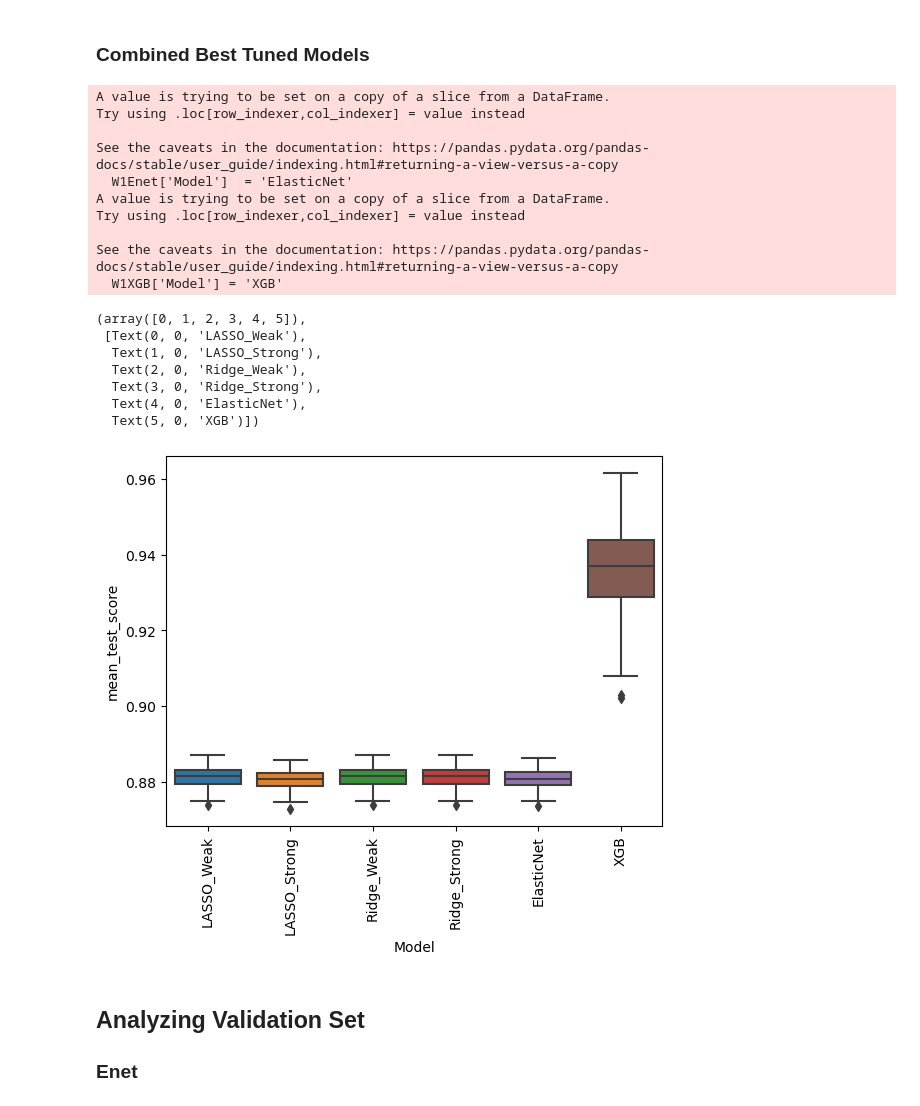
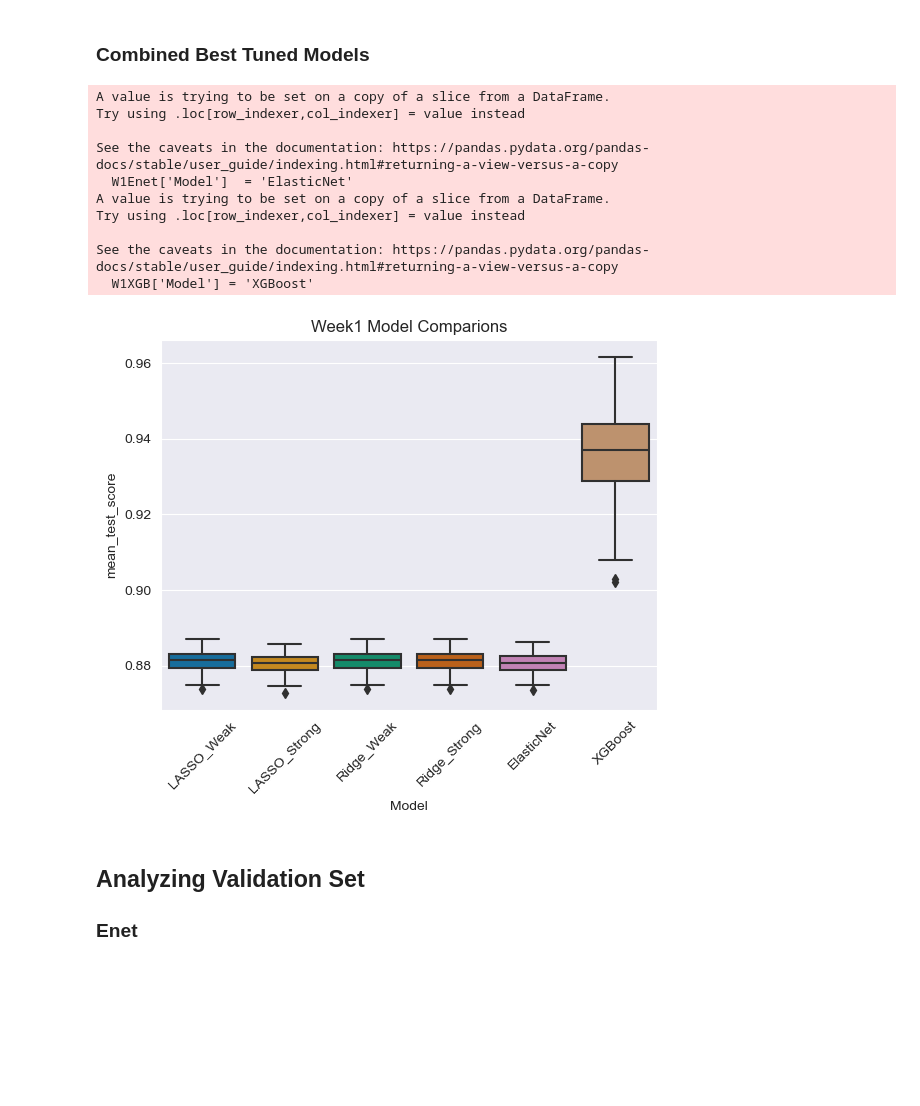
Before and after one commit to PaulDanPhillips/BurkPx, a Jupyter notebook: data/RAW/OverSampling_Week1Models.ipynb, the cells around one changed output. Cells and saved outputs as stored; diff of their text form; code cells hidden in the pictures; blank space fills up the shorter version.

Commit message:
added txt suffix to files and added week1 fig

```diff
--- a/data/RAW/OverSampling_Week1Models.ipynb
+++ b/data/RAW/OverSampling_Week1Models.ipynb
@@ -208,45 +209,43 @@ LR = pd.read_csv('W1_LRBurkPx_GridSearch.txt', sep='\t', index_col=0)
 W1LASSOWeak=LR.loc[LR['params']== "{'C': 1000.0, 'penalty': 'l1'}"].copy()
 W1LASSOWeak['Model'] = 'LASSO_Weak'
 
 W1LASSOstrong=LR.loc[LR['params']== "{'C': 0.004641588833612777, 'penalty': 'l1'}"].copy()
 W1LASSOstrong['Model'] = 'LASSO_Strong'
 
 W1RIDGEWeak=LR.loc[LR['params']== "{'C': 1000.0, 'penalty': 'l2'}"].copy()
 W1RIDGEWeak['Model'] = 'Ridge_Weak'
 
 W1RIDGEstrong=LR.loc[LR['params']== "{'C': 0.004641588833612777, 'penalty': 'l2'}"].copy()
 W1RIDGEstrong['Model'] = 'Ridge_Strong'
 
 
 LR = pd.read_csv('W1_XGBBurkPx_GridSearch.txt', sep='\t', index_col=0)
 W1XGB = LR.loc[LR['params']=="{'colsample_bytree': 0.05, 'learning_rate': 0.001, 'max_depth': 3, 'n_estimators': 25, 'subsample': 0.2}"]
-W1XGB['Model'] = 'XGB'
+W1XGB['Model'] = 'XGBoost'
 BEST = pd.concat([W1LASSOWeak, W1LASSOstrong, W1RIDGEWeak, W1RIDGEstrong, W1Enet, W1XGB])
 
 BEST['params2'] = BEST['params'].astype(str)
+
+sns.set_style('darkgrid')
+sns.set_palette('colorblind')
 fig, ax = plt.subplots()
-sns.boxplot(data=BEST, y= 'mean_test_score', x='Model', ax=ax)
+sns.boxplot(data=BEST, y= 'mean_test_score', x='Model', hue=None, ax=ax)
+plt.xticks(rotation=45)
+ax.set_title('Week1 Model Comparions')
 
-plt.xticks(rotation=90)
+fig.savefig('Week1_Model_Comparison_Oversampled_rocAUC.png', bbox_inches='tight', dpi=300)
 # %% [output]
 A value is trying to be set on a copy of a slice from a DataFrame.
 Try using .loc[row_indexer,col_indexer] = value instead
 
 See the caveats in the documentation: https://pandas.pydata.org/pandas-docs/stable/user_guide/indexing.html#returning-a-view-versus-a-copy
   W1Enet['Model']  = 'ElasticNet'
 A value is trying to be set on a copy of a slice from a DataFrame.
 Try using .loc[row_indexer,col_indexer] = value instead
 
 See the caveats in the documentation: https://pandas.pydata.org/pandas-docs/stable/user_guide/indexing.html#returning-a-view-versus-a-copy
-  W1XGB['Model'] = 'XGB'
+  W1XGB['Model'] = 'XGBoost'
-(array([0, 1, 2, 3, 4, 5]),
- [Text(0, 0, 'LASSO_Weak'),
-  Text(1, 0, 'LASSO_Strong'),
-  Text(2, 0, 'Ridge_Weak'),
-  Text(3, 0, 'Ridge_Strong'),
-  Text(4, 0, 'ElasticNet'),
-  Text(5, 0, 'XGB')])
-[figure, old version]
+[figure, new version]
 # %% [markdown]
 ## Analyzing Validation Set
 ### Enet
```
Also changed, not shown: parts of 2 cells of this notebook, 13 other files.
